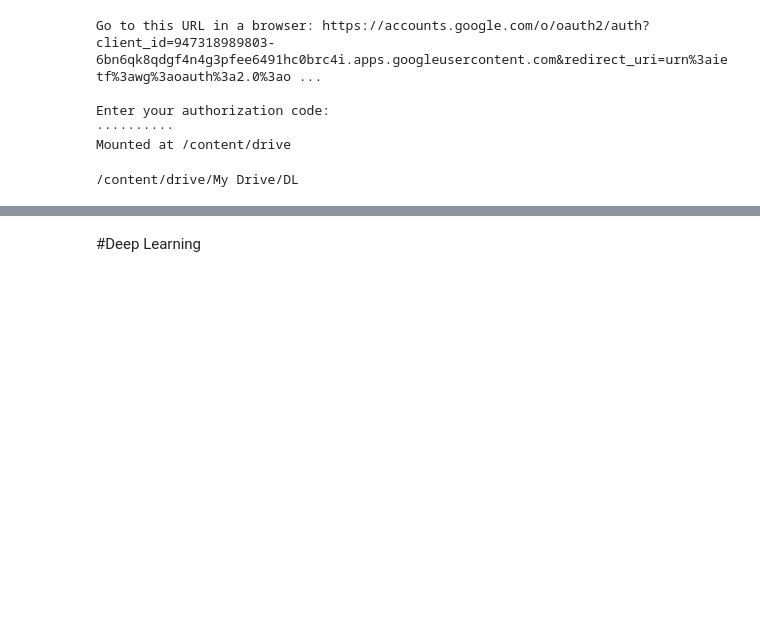
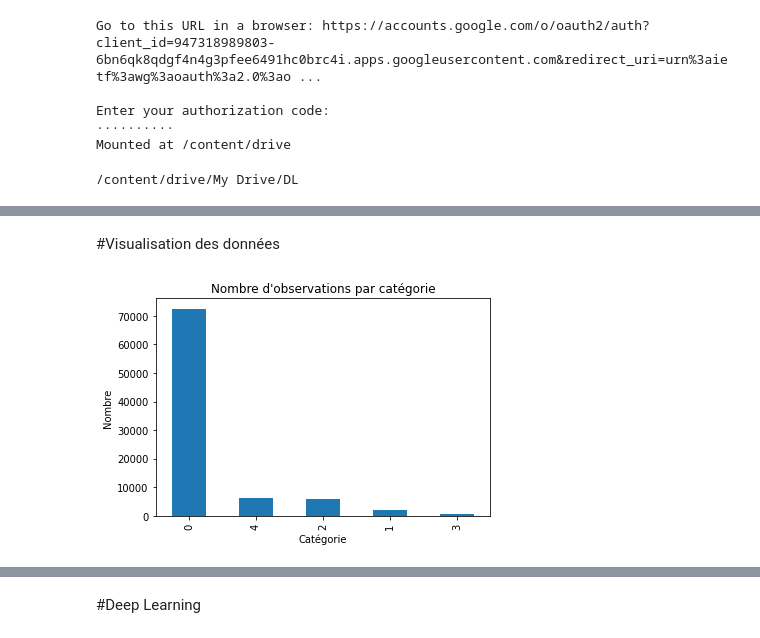
Before and after one commit to Benoitane/Deep-learning, a Jupyter notebook: DL_projet.ipynb, the cells around one changed output, grey strips where cells are left out. Drawn from its saved outputs; the diff is of its cells as text; code cells hidden in the pictures; blank space fills up the shorter version.

```diff
--- a/DL_projet.ipynb
+++ b/DL_projet.ipynb
@@ -222,0 +87,9 @@ weighted avg       0.97      0.97      0.97     21892
+# %%
+data_train,labels_train = read_dataset('mitbih_train.csv')
+data_test,labels_test= read_dataset('mitbih_test.csv')
+# %% [markdown]
+#Visualisation des données
+# %%
+plot_bar(labels_train)
+# %% [output]
+[figure, added]
```
Also changed, not shown: parts of 114 cells of this notebook, 4 other files.
